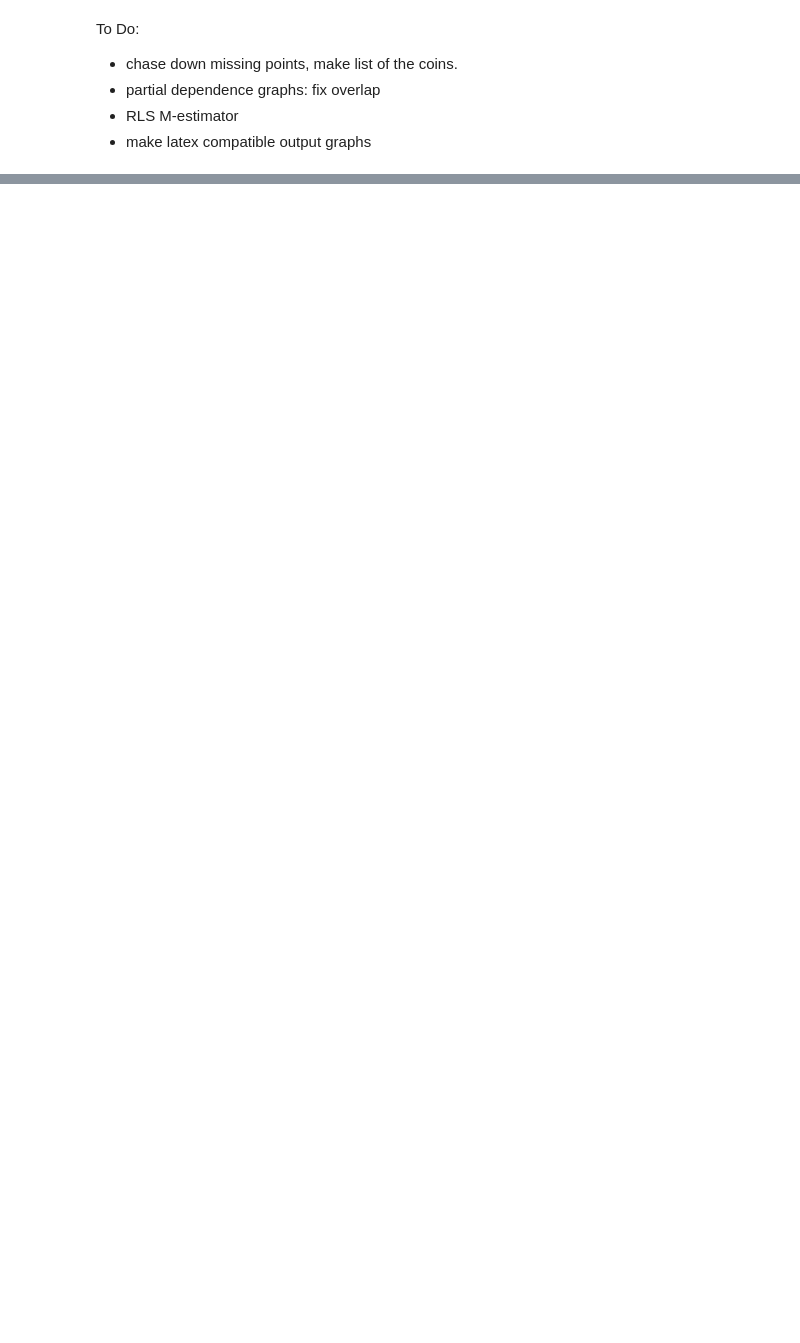
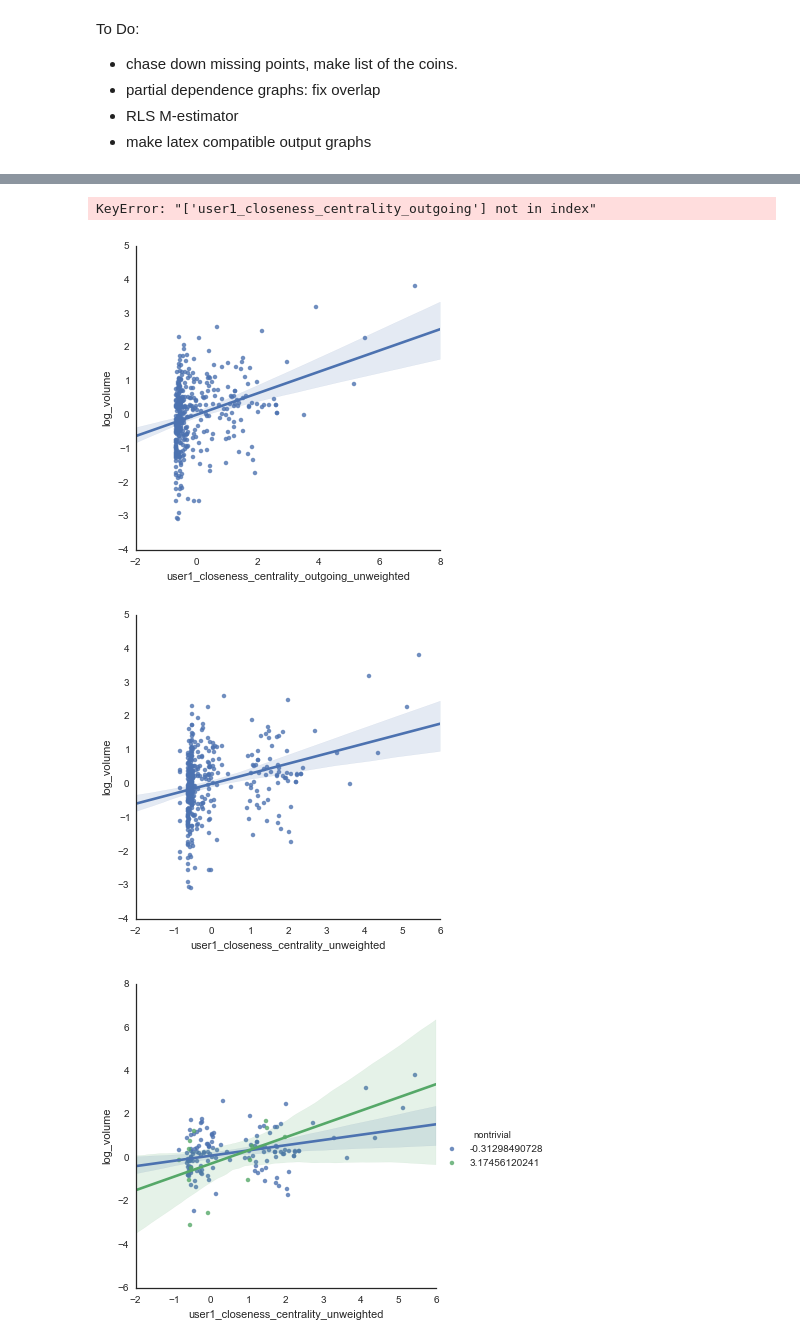
Before and after one commit to nikete/Comunity-Structure-Extremely-Speculative-Asset-Dynamics, a Jupyter notebook: coin introducers forum network position partially predicts magnitude and intensity of bubbles .ipynb, the cells around one changed output, grey strips where cells are left out. Drawn from its saved outputs; the diff is of its cells as text; code cells hidden in the pictures; blank space fills up the shorter version.

Commit message:
figures and table placeholders to start optimizing layout

```diff
--- a/coin introducers forum network position partially predicts magnitude and intensity of bubbles .ipynb
+++ b/coin introducers forum network position partially predicts magnitude and intensity of bubbles .ipynb
@@ -48,33 +48,32 @@ satoshi_vars=       ['user1_satoshi_distance',
             'user1_satoshi_pagerank_weighted',
             'user1_satoshi_distance_inf']
 
-weighted_vars=       [ 'user1_pagerank_weighted','user1_closeness_centrality_weighted']#,  'user1_betweenness_centrality_weighted',
-           #user1_closeness_centrality_incoming_weighted',
-           #'user1_closeness_centrality_outgoing_weighted']
+weighted_vars=       [ 'user1_pagerank_weighted','user1_closeness_centrality_weighted',#  'user1_betweenness_centrality_weighted',
+           'user1_closeness_centrality_incoming_weighted',
+           'user1_closeness_centrality_outgoing_weighted']
 
-technical_vars = ['technical']
+technical_vars = ['nontrivial']
 naive_vars = ['user1_num_posts', 'user1_num_subjects',
            'user1_days_since_first_post']
 
 independent_vars =  naive_vars + graph_vars + satoshi_vars + technical_vars + degree_vars + weighted_vars
 dependent_vars = ["log_volume","log_severity","log_market_num"]
 # %%
-def joint_dataset(fname):
+def joint_dataset(fname, normalize =True, full=False):
     data = pd.read_csv( fname,
     index_col='coin').join(pd.read_csv(
-        'types.csv',index_col='coin')).join(pd.read_csv(
-        'full.csv',index_col='symbol',skipinitialspace=True))
+        'data/nontrivial.csv',index_col='name')).join(pd.read_csv(
+        'data/prices.csv',index_col='symbol',skipinitialspace=True))
     data['user1_years_since_first_post'] = data.user1_days_since_first_post/365.
     data['log_severity']=np.log(data['severity_to_average_after_max_volume_weighted'])
     data['log_volume']=np.log(data['total_volume'])
     data['log_market_num'] = np.log(np.e+data.market_num)
+    data['log_volume_severity_product']=np.log(data['total_volume']*data['severity_to_average_after_max_volume_weighted'])
+
 
     data.loc[data.user1_satoshi_distance > 6,'user1_satoshi_distance_inf'] = 1
     data.loc[data.user1_satoshi_distance <= 6,'user1_satoshi_distance_inf'] = 0
     data.loc[data.user1_satoshi_distance > 6,'user1_satoshi_distance'] = 7 # the infs turn into 7s (highest is 6, there is only one)
-
-    data.loc[data.type == 't','technical'] = 1
-    data.loc[data.type == 'nt','technical'] = 0
 
     #the candidate features we will be using inthe analysis as our indepedent variables
 
@@ -82,7 +81,10 @@ def joint_dataset(fname):
     df= data[independent_vars+dependent_vars]
 
     data_norm = (df - df.mean()) / (df.std())
-    return data_norm
+    #print data_norm
+    if full : return data
+    if normalize:    return data_norm
+    else: return df
 # %%
 #model_aic = LassoLarsIC(criterion='aic')
 #model_aic.fit(np.array(X), np.array(y))
@@ -136,3 +137,13 @@ def make_regression_tables(yvar,datasets):
 
         open("tables/"+yvar +"_models "+ f[25:-4]+".tex","w").write(res.as_latex())
         print res
+# %%
+#descriptive graphs
+data = joint_dataset(l[0], normalize=False)
+data_norm = joint_dataset(l[0], normalize=True)
+
+from scipy.stats import kendalltau
+
+sns.set(style="white")
+
+sns.jointplot(data.log_volume, data.log_severity, kind="hex", stat_func=kendalltau)#, color="#4CB391")
@@ -162,4 +179,20 @@ N                                              553     553     553     553     5
 Standard errors in parentheses.
 * p<.1, ** p<.05, ***p<.01
+# %%
+# (data[naive_vars  + degree_vars + technical_vars + satoshi_vars + weighted_vars])
+data.user1_pagerank_weighted
+sns.lmplot('user1_closeness_centrality_outgoing_unweighted','log_volume', data_norm)
+sns.lmplot('user1_closeness_centrality_unweighted','log_volume', data_norm)
+sns.lmplot('user1_closeness_centrality_unweighted','log_volume',hue='nontrivial', data=data_norm)
+sns.lmplot('user1_closeness_centrality_outgoing','log_volume',hue='nontrivial', data=data_norm)
+
+#sns.lmplot('user1_degree_outgoing','log_volume', data_norm)
+
+#they are identical correlation 1 ish('user1_closeness_centrality_outgoing_unweighted','user1_closeness_centrality_outgoing_weighted',data)
+# %% [output]
+KeyError: "['user1_closeness_centrality_outgoing'] not in index"
+[figure, added]
+[figure, added]
+[figure, added]
 # %%
 
```
Also changed, not shown: parts of 50 cells of this notebook, 6 other files.
